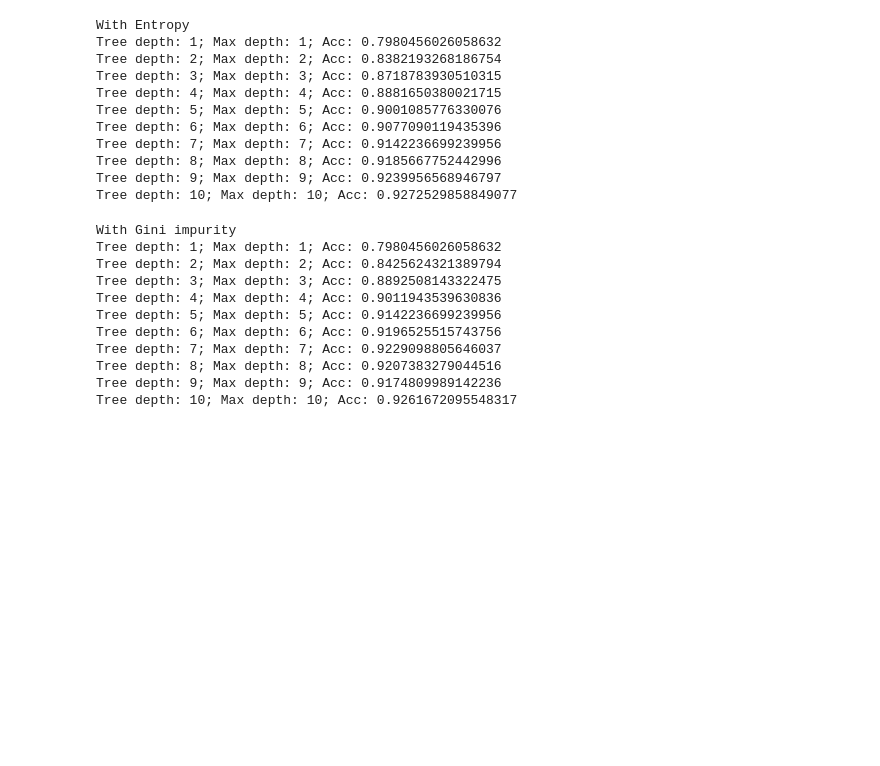
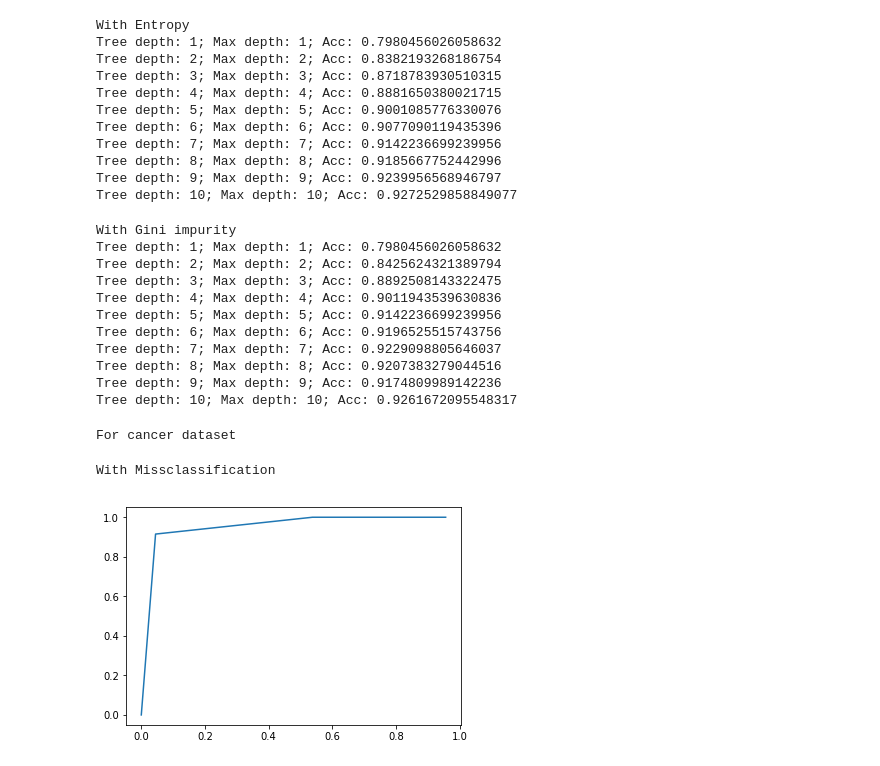
Before and after one commit to TanVD/se-ml-course, a Jupyter notebook: 3/3.ipynb, the cells around one changed output. Cells and saved outputs as stored; diff of their text form; code cells hidden in the pictures; blank space fills up the shorter version.

```diff
--- a/3/3.ipynb
+++ b/3/3.ipynb
@@ -27,6 +26,7 @@ def auc_calc(x_arr, y_arr):
     return result
 # %%
 def roc_points(col_data, labels):
+    labels = list(labels)
     true_positive_perc = list()
     false_positive_perc = list()
 
@@ -105,7 +105,7 @@ class DecTree:
         self.data = data
         self.labels = labels
 
-        self.node_value = max(((list(labels).count(val), val) for val in set(labels)))[1]
+        self.node_prob = sum(labels) / len(labels)
         self.subtree_depth = 0
         self.left_tree = None
         self.right_tree = None
@@ -145,13 +145,24 @@ class DecTree:
     def classify(self, data):
         result = np.zeros(data.shape[0])
         if self.left_tree is None and self.right_tree is None:
-            result.fill(self.node_value)
+            result.fill(1 if self.node_prob > 0.5 else 0)
         else:
             left_part = data[:, self.col_ind] < self.dividing_value
             right_part = data[:, self.col_ind] >= self.dividing_value
             result[left_part] = self.left_tree.classify(data[left_part])
             result[right_part] = self.right_tree.classify(data[right_part])
         return result
+
+    def classify_prob(self, data):
+        result = np.zeros(data.shape[0])
+        if self.left_tree is None and self.right_tree is None:
+            result.fill(self.node_prob)
+        else:
+            left_part = data[:, self.col_ind] < self.dividing_value
+            right_part = data[:, self.col_ind] >= self.dividing_value
+            result[left_part] = self.left_tree.classify_prob(data[left_part])
+            result[right_part] = self.right_tree.classify_prob(data[right_part])
+        return result
 # %%
 def miss_error(labels):
     lst_labels = list(labels)
@@ -281,0 +295,16 @@ Tree depth: 10; Max depth: 10; Acc: 0.9261672095548317
+# %%
+def dec_tree_with_roc(max_depth, points_training, labels_training, points_test, labels_test, impurity):
+    classifier = DecTree(points_training, labels_training, max_depth, impurity)
+    result = classifier.classify_prob(points_test)
+    plt.plot(*reversed(roc_points(result, labels_test)))
+    plt.show()
+# %%
+print("For cancer dataset")
+# %% [output]
+For cancer dataset
+# %%
+print("With Missclassification")
+dec_tree_with_roc(6, cancer_points_training, np.array(cancer_labels_training), cancer_points_test, np.array(cancer_labels_test), miss_error)
+# %% [output]
+With Missclassification
+[figure, added]
```
Also changed, not shown: parts of 13 cells of this notebook.
